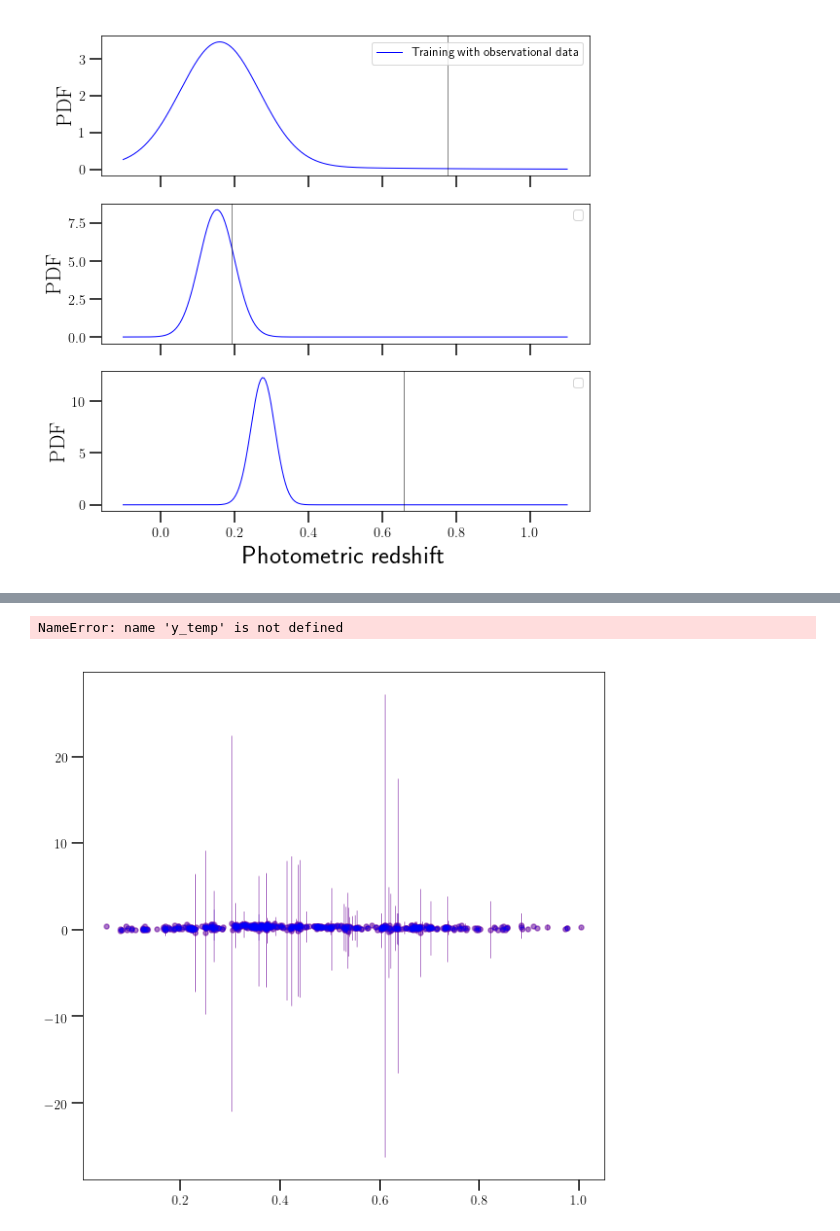
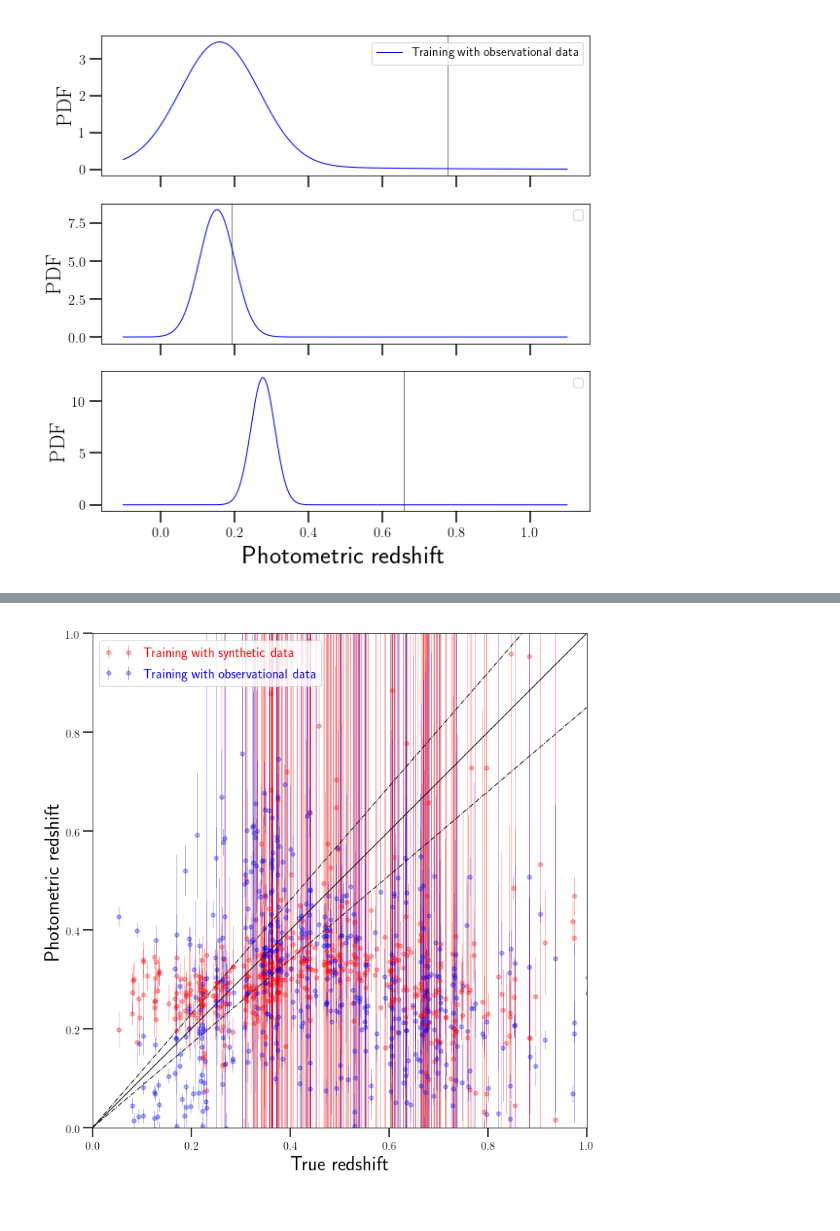
Before and after one commit to nesar/phoZ, a Jupyter notebook: Testing/mdn_test-cosmos.ipynb, the cells around one changed output, grey strips where cells are left out. Cells and saved outputs as stored; diff of their text form; code cells hidden in the pictures.

```diff
--- a/Testing/mdn_test-cosmos.ipynb
+++ b/Testing/mdn_test-cosmos.ipynb
@@ -652,7 +668,7 @@ if ifPlotWeighted:
     plt.errorbar((ymax2 - ymin2)*(ymin2 + y_test2), (ymax2 - ymin2)*(ymin2 + y_pred_2), yerr= (ymax2 - ymin2)*(
       ymin2 + y_pred_std_2), fmt='bo', ecolor='b', ms = 5, alpha = 0.3, label = 'Training with observational data')
 
-PlotTemplate = True
+PlotTemplate = False
 
 if PlotTemplate:
     plt.errorbar((ymax2 - ymin2)*(ymin2 + y_test2), (ymax2 - ymin2)*(ymin2 + y_temp), yerr= [(ymax2 - ymin2)*(
@@ -665,35 +681,34 @@ plt.ylim(0, 1)
 
 xylims = np.array([0 , 1])
 plt.plot(xylims, xylims, 'k')
 plt.plot(xylims, 0.85*np.array(xylims), 'k-.')
 plt.plot(xylims, 1.15*np.array(xylims), 'k-.')
 
 plt.ylabel(r'Photometric redshift', fontsize=25)
 plt.xlabel(r'True redshift', fontsize=25)
 plt.xlim(xylims[0], xylims[1])
 plt.ylim(xylims[0], xylims[1])
 
 plt.tight_layout()
 
 plt.axes().set_aspect('equal')
 
 
 leg = plt.legend(fontsize = 'xx-large', markerscale=1., numpoints=2)
 
 for artist, text in zip(leg.legendHandles, leg.get_texts()):
     col = artist.get_color()
     if isinstance(col, np.ndarray):
         col = col[0]
     text.set_color(col)
     text.set_alpha(1.0)
 
 
 plt.savefig('phoz_compare.pdf', bbox_inches='tight')
 
 plt.show()
 # %% [output]
-NameError: name 'y_temp' is not defined
-[figure, old version]
+[figure, new version]
 # %%
 import pandas as pd
 s = pd.Series((ymax - ymin)*(ymin + y_test)).add_prefix('Observed distribution')
```
Also changed, not shown: parts of 6 cells of this notebook, 3 other files.
